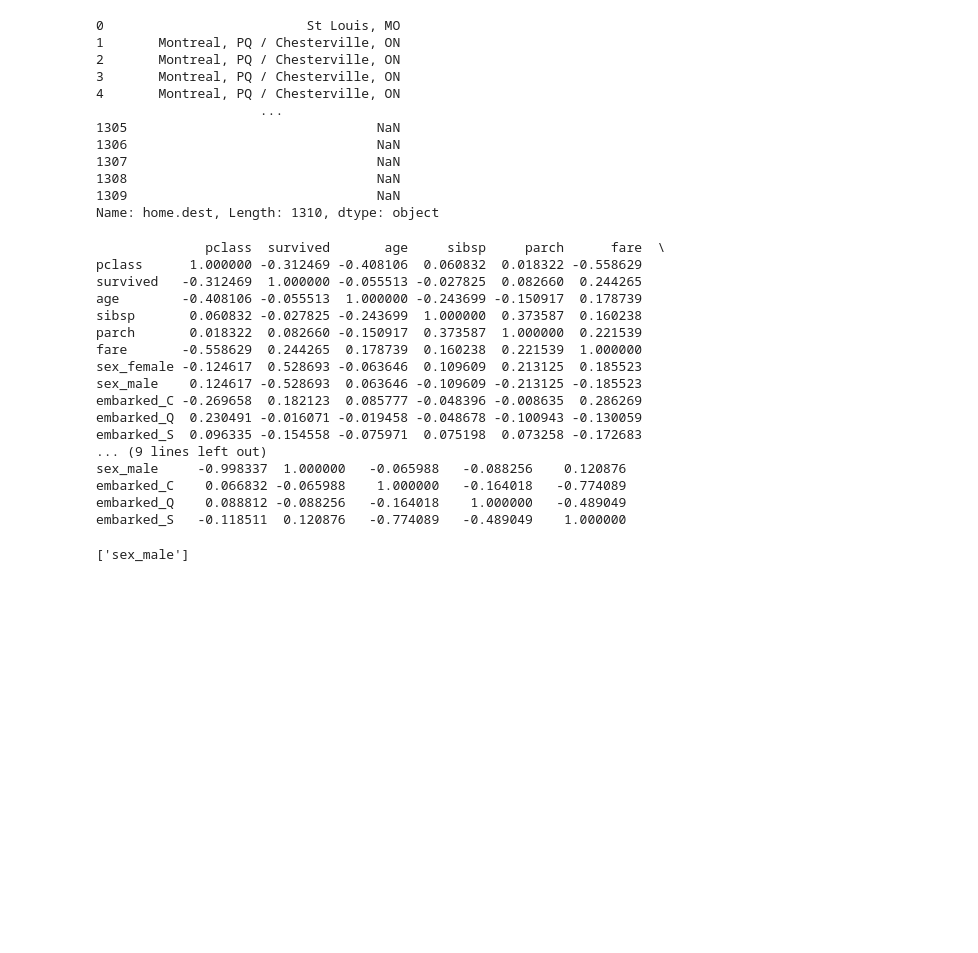
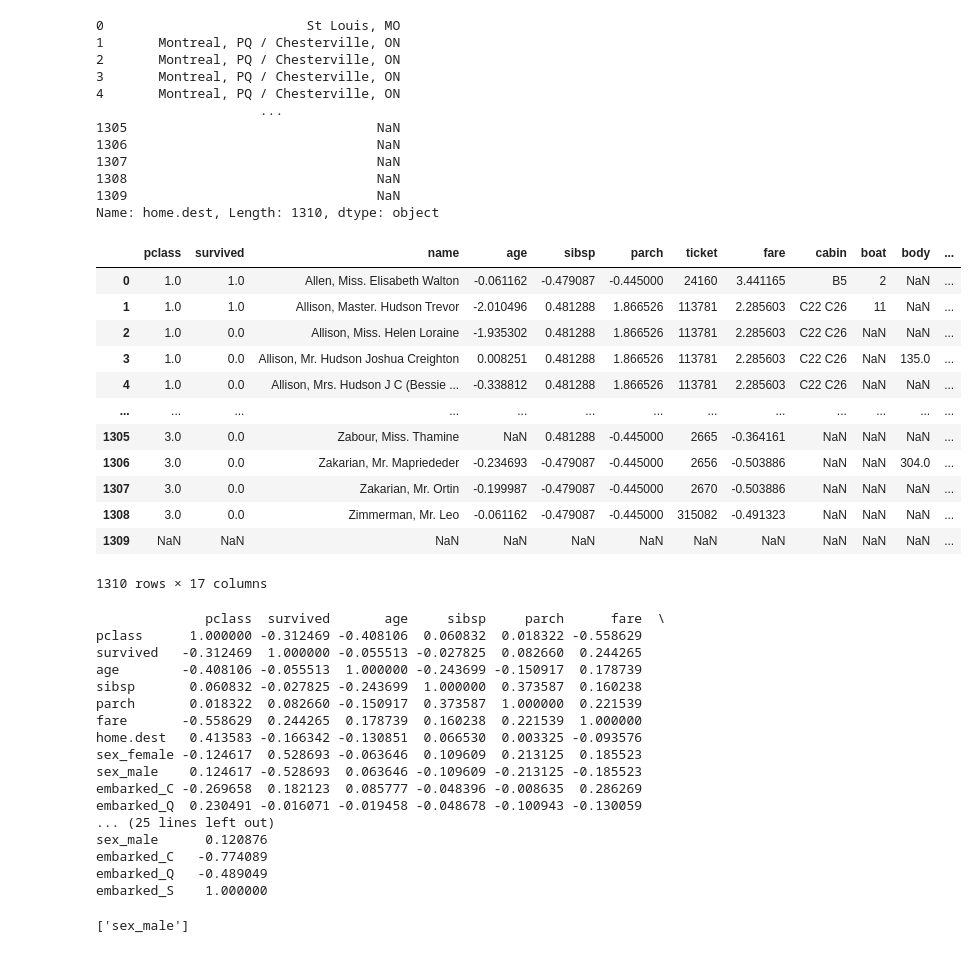
Before and after one commit to AlekseyKhaleev/MachineLearning, a Jupyter notebook: source/ML_LAB2.ipynb, the cells around one changed output. Drawn from its saved outputs; the diff is of its cells as text; code cells hidden in the pictures; blank space fills up the shorter version.

```diff
--- a/source/ML_LAB2.ipynb
+++ b/source/ML_LAB2.ipynb
@@ -136,9 +153,32 @@ df['home.dest']
 1308                                NaN
 1309                                NaN
 Name: home.dest, Length: 1310, dtype: object
+# %%
+from sklearn.preprocessing import LabelEncoder
+
+# Создаем экземпляр LabelEncoder
+le = LabelEncoder()
+
+# Fit LabelEncoder и трансформация столбца 'home.dest'
+df['home.dest'] = le.fit_transform(df['home.dest'].astype(str))
+df
+# %% [output]
+|  | pclass | survived | name | age | sibsp | parch | ticket | fare | cabin | boat | body | ... |
+| 0 | 1.0 | 1.0 | Allen, Miss. Elisabeth Walton | -0.061162 | -0.479087 | -0.445000 | 24160 | 3.441165 | B5 | 2 | NaN | ... |
+| 1 | 1.0 | 1.0 | Allison, Master. Hudson Trevor | -2.010496 | 0.481288 | 1.866526 | 113781 | 2.285603 | C22 C26 | 11 | NaN | ... |
+| 2 | 1.0 | 0.0 | Allison, Miss. Helen Loraine | -1.935302 | 0.481288 | 1.866526 | 113781 | 2.285603 | C22 C26 | NaN | NaN | ... |
+| 3 | 1.0 | 0.0 | Allison, Mr. Hudson Joshua Creighton | 0.008251 | 0.481288 | 1.866526 | 113781 | 2.285603 | C22 C26 | NaN | 135.0 | ... |
+| 4 | 1.0 | 0.0 | Allison, Mrs. Hudson J C (Bessie ... | -0.338812 | 0.481288 | 1.866526 | 113781 | 2.285603 | C22 C26 | NaN | NaN | ... |
+| ... | ... | ... | ... | ... | ... | ... | ... | ... | ... | ... | ... | ... |
+| 1305 | 3.0 | 0.0 | Zabour, Miss. Thamine | NaN | 0.481288 | -0.445000 | 2665 | -0.364161 | NaN | NaN | NaN | ... |
+| 1306 | 3.0 | 0.0 | Zakarian, Mr. Mapriededer | -0.234693 | -0.479087 | -0.445000 | 2656 | -0.503886 | NaN | NaN | 304.0 | ... |
+| 1307 | 3.0 | 0.0 | Zakarian, Mr. Ortin | -0.199987 | -0.479087 | -0.445000 | 2670 | -0.503886 | NaN | NaN | NaN | ... |
+| 1308 | 3.0 | 0.0 | Zimmerman, Mr. Leo | -0.061162 | -0.479087 | -0.445000 | 315082 | -0.491323 | NaN | NaN | NaN | ... |
+| 1309 | NaN | NaN | NaN | NaN | NaN | NaN | NaN | NaN | NaN | NaN | NaN | ... |
+1310 rows × 17 columns
 # %%
-correlation_matrix = df1.drop(['name', 'home.dest', 'body', 'boat', 'cabin', 'ticket'], axis=1).corr()
-
+df = df.drop(['name', 'body', 'boat', 'cabin', 'ticket'], axis=1)
+correlation_matrix = df.corr()
 print(correlation_matrix)
 # %% [output]
               pclass  survived       age     sibsp     parch      fare  \
@@ -148,16 +188,16 @@ age        -0.408106 -0.055513  1.000000 -0.243699 -0.150917  0.178739
 sibsp       0.060832 -0.027825 -0.243699  1.000000  0.373587  0.160238
 parch       0.018322  0.082660 -0.150917  0.373587  1.000000  0.221539
 fare       -0.558629  0.244265  0.178739  0.160238  0.221539  1.000000
+home.dest   0.413583 -0.166342 -0.130851  0.066530  0.003325 -0.093576
 sex_female -0.124617  0.528693 -0.063646  0.109609  0.213125  0.185523
 sex_male    0.124617 -0.528693  0.063646 -0.109609 -0.213125 -0.185523
 embarked_C -0.269658  0.182123  0.085777 -0.048396 -0.008635  0.286269
 embarked_Q  0.230491 -0.016071 -0.019458 -0.048678 -0.100943 -0.130059
-embarked_S  0.096335 -0.154558 -0.075971  0.075198  0.073258 -0.172683
-... (9 lines left out)
-sex_male     -0.998337  1.000000   -0.065988   -0.088256    0.120876
-embarked_C    0.066832 -0.065988    1.000000   -0.164018   -0.774089
-embarked_Q    0.088812 -0.088256   -0.164018    1.000000   -0.489049
-embarked_S   -0.118511  0.120876   -0.774089   -0.489049    1.000000
+... (25 lines left out)
+sex_male      0.120876
+embarked_C   -0.774089
+embarked_Q   -0.489049
+embarked_S    1.000000
 # %%
 def find_highly_correlated_features(df, threshold):
     corr_matrix = df.corr().abs()
```
Also changed, not shown: parts of 18 cells of this notebook, 1 other file.
